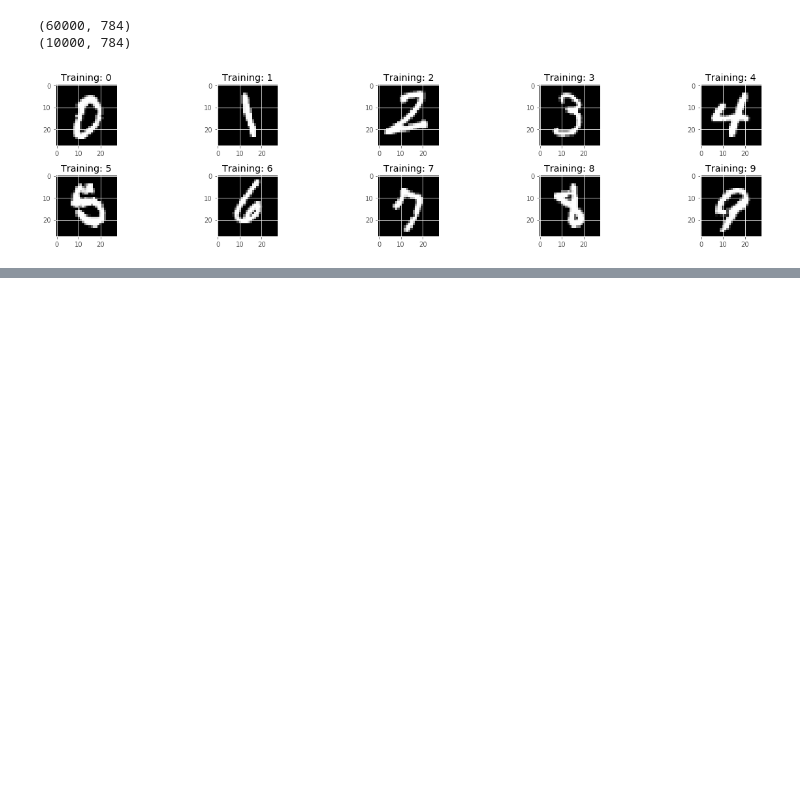
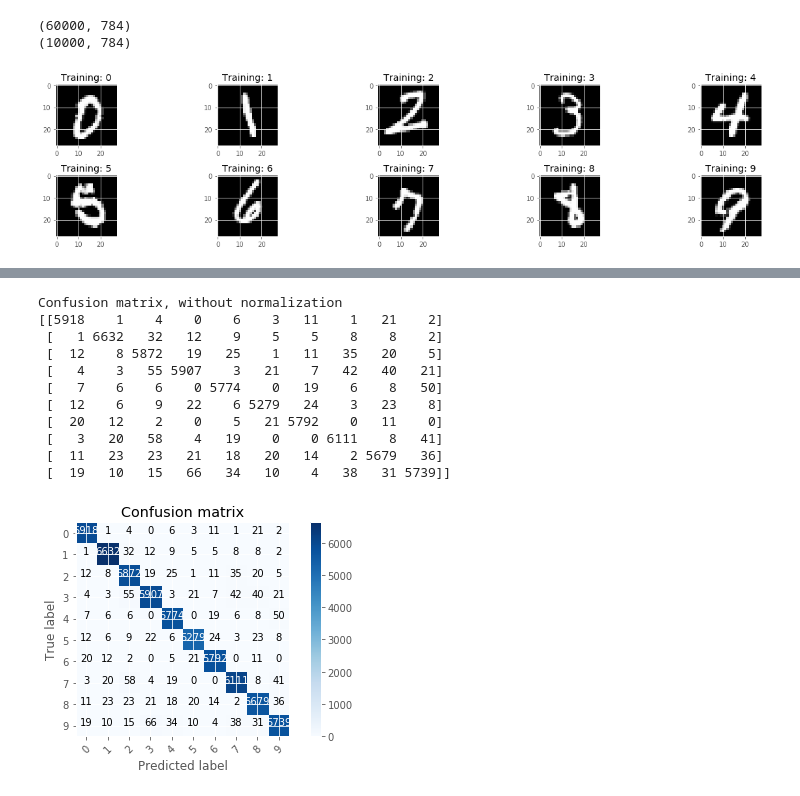
Before and after one commit to wangqinglhc/Practice_DataScience_projects, a Jupyter notebook: MNIST/MNIST_LR_RF.ipynb, the cells around one changed output, grey strips where cells are left out. Saved outputs shown, nothing was run; the diff lists cells and outputs as text; code cells hidden in the pictures; blank space fills up the shorter version.

```diff
--- a/Untitled Folder/Untitled.ipynb
+++ b/MNIST/MNIST_LR_RF.ipynb
@@ -201,0 +270,12 @@ plt.show()
+# %%
+from sklearn.ensemble import RandomForestClassifier
+
+parameters = {'n_estimators': 100,
+              'max_depth': 20,
+              'max_features': 'auto',
+              'min_samples_leaf': 10,
+              'random_state': 0,
+              'n_jobs': -1
+             }
+
+rf = RandomForestClassifier(**parameters)
@@ -201,0 +299,16 @@ plt.show()
+# %%
+cm_train = confusion_matrix(y_train, y_train_pred)
+plot_confusion_matrix(cm_train, [i for i in range(10)])
+# %% [output]
+Confusion matrix, without normalization
+[[5918    1    4    0    6    3   11    1   21    2]
+ [   1 6632   32   12    9    5    5    8    8    2]
+ [  12    8 5872   19   25    1   11   35   20    5]
+ [   4    3   55 5907    3   21    7   42   40   21]
+ [   7    6    6    0 5774    0   19    6    8   50]
+ [  12    6    9   22    6 5279   24    3   23    8]
+ [  20   12    2    0    5   21 5792    0   11    0]
+ [   3   20   58    4   19    0    0 6111    8   41]
+ [  11   23   23   21   18   20   14    2 5679   36]
+ [  19   10   15   66   34   10    4   38   31 5739]]
+[figure, added]
```
Also changed, not shown: parts of 16 cells of this notebook, 1 other file.
